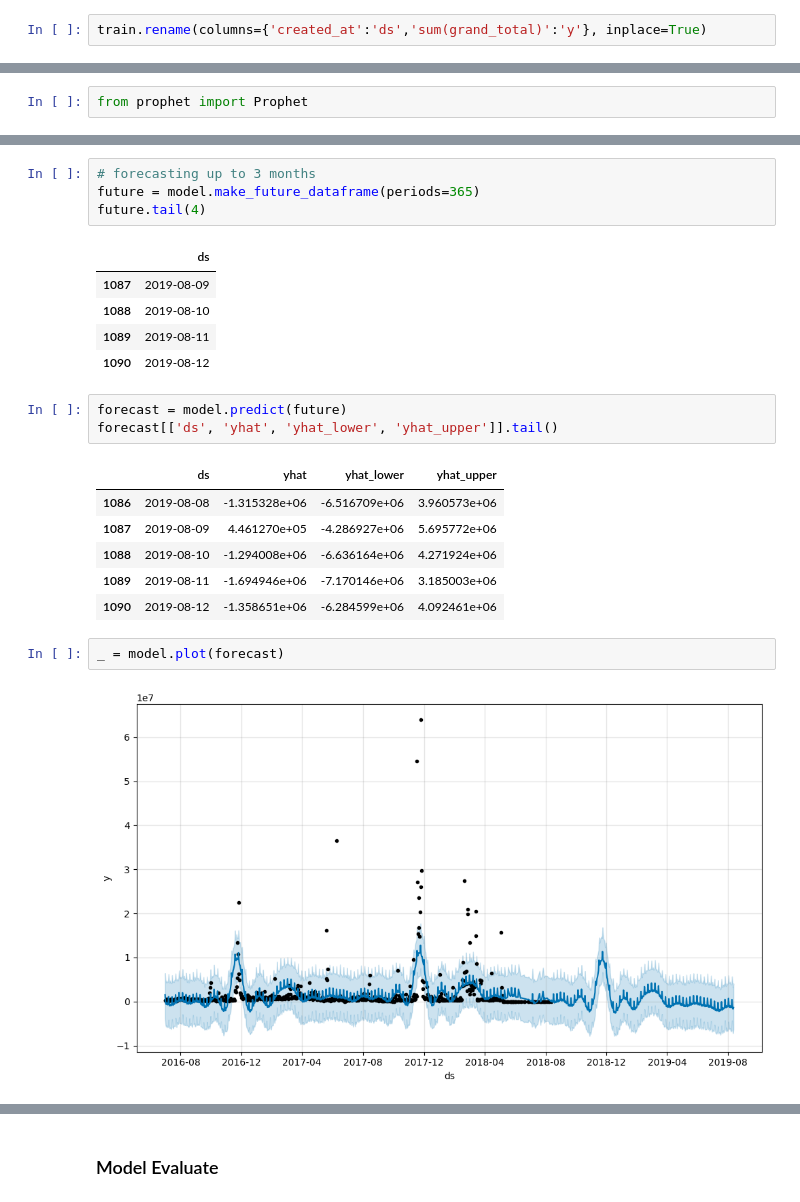
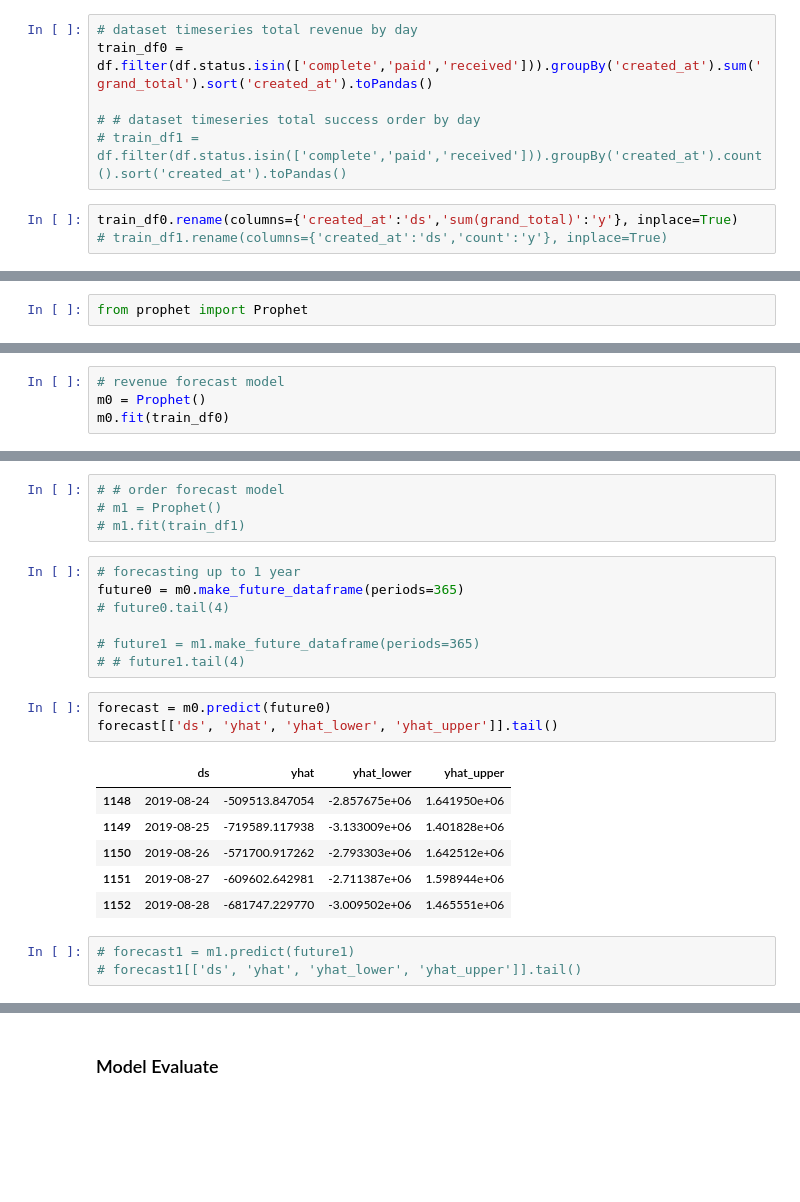
Before and after one commit to dendyandra22/ecommerce_analysis, a Jupyter notebook: e_commerce_spark.ipynb, the cells around one changed output, grey strips where cells are left out. Saved outputs shown, nothing was run; the diff lists cells and outputs as text; blank space fills up the shorter version.

Commit message:
add tuning model

```diff
--- a/e_commerce_spark.ipynb
+++ b/e_commerce_spark.ipynb
@@ -536,2 +664,9 @@ train = df.filter(df.status=='complete').groupBy('created_at').sum('grand_total'
+# %%
+# dataset timeseries total revenue by day
+train_df0 = df.filter(df.status.isin(['complete','paid','received'])).groupBy('created_at').sum('grand_total').sort('created_at').toPandas()
+
+# # dataset timeseries total success order by day
+# train_df1 = df.filter(df.status.isin(['complete','paid','received'])).groupBy('created_at').count().sort('created_at').toPandas()
 # %%
-train.rename(columns={'created_at':'ds','sum(grand_total)':'y'}, inplace=True)
+train_df0.rename(columns={'created_at':'ds','sum(grand_total)':'y'}, inplace=True)
+# train_df1.rename(columns={'created_at':'ds','count':'y'}, inplace=True)
@@ -588,0 +677,4 @@ train.tail()
+# %%
+# revenue forecast model
+m0 = Prophet()
+m0.fit(train_df0)
@@ -589,24 +685,24 @@ train.tail()
+# %%
+# # order forecast model
+# m1 = Prophet()
+# m1.fit(train_df1)
 # %%
-# forecasting up to 3 months
-future = model.make_future_dataframe(periods=365)
-future.tail(4)
+# forecasting up to 1 year
+future0 = m0.make_future_dataframe(periods=365)
+# future0.tail(4)
+
+# future1 = m1.make_future_dataframe(periods=365)
+# # future1.tail(4)
-# %% [output]
-|  | ds |
-| 1087 | 2019-08-09 |
-| 1088 | 2019-08-10 |
-| 1089 | 2019-08-11 |
-| 1090 | 2019-08-12 |
 # %%
-forecast = model.predict(future)
+forecast = m0.predict(future0)
 forecast[['ds', 'yhat', 'yhat_lower', 'yhat_upper']].tail()
 # %% [output]
 |  | ds | yhat | yhat_lower | yhat_upper |
-| 1086 | 2019-08-08 | -1.315328e+06 | -6.516709e+06 | 3.960573e+06 |
-| 1087 | 2019-08-09 | 4.461270e+05 | -4.286927e+06 | 5.695772e+06 |
-| 1088 | 2019-08-10 | -1.294008e+06 | -6.636164e+06 | 4.271924e+06 |
-| 1089 | 2019-08-11 | -1.694946e+06 | -7.170146e+06 | 3.185003e+06 |
-| 1090 | 2019-08-12 | -1.358651e+06 | -6.284599e+06 | 4.092461e+06 |
+| 1148 | 2019-08-24 | -509513.847054 | -2.857675e+06 | 1.641950e+06 |
+| 1149 | 2019-08-25 | -719589.117938 | -3.133009e+06 | 1.401828e+06 |
+| 1150 | 2019-08-26 | -571700.917262 | -2.793303e+06 | 1.642512e+06 |
+| 1151 | 2019-08-27 | -609602.642981 | -2.711387e+06 | 1.598944e+06 |
+| 1152 | 2019-08-28 | -681747.229770 | -3.009502e+06 | 1.465551e+06 |
-# %%
-_ = model.plot(forecast)
-# %% [output]
-[figure, removed]
+# %%
+# forecast1 = m1.predict(future1)
+# forecast1[['ds', 'yhat', 'yhat_lower', 'yhat_upper']].tail()
```
Also changed, not shown: parts of 87 cells of this notebook.
